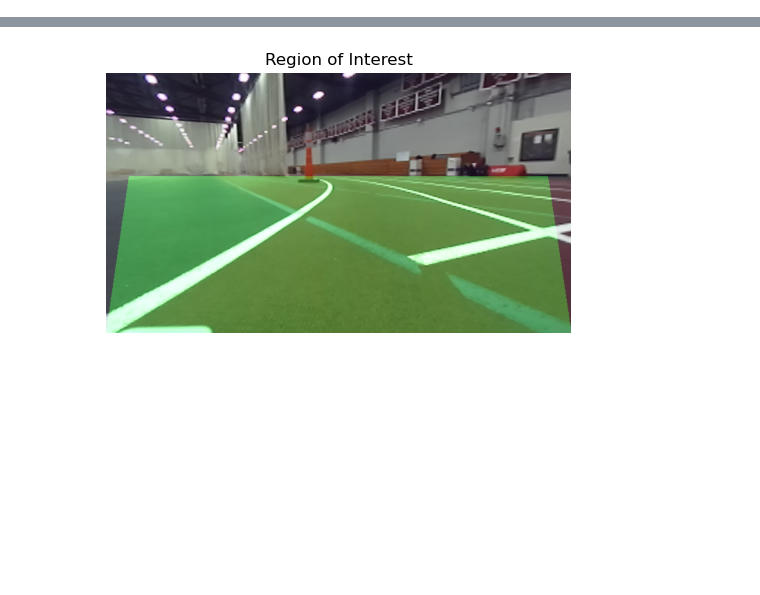
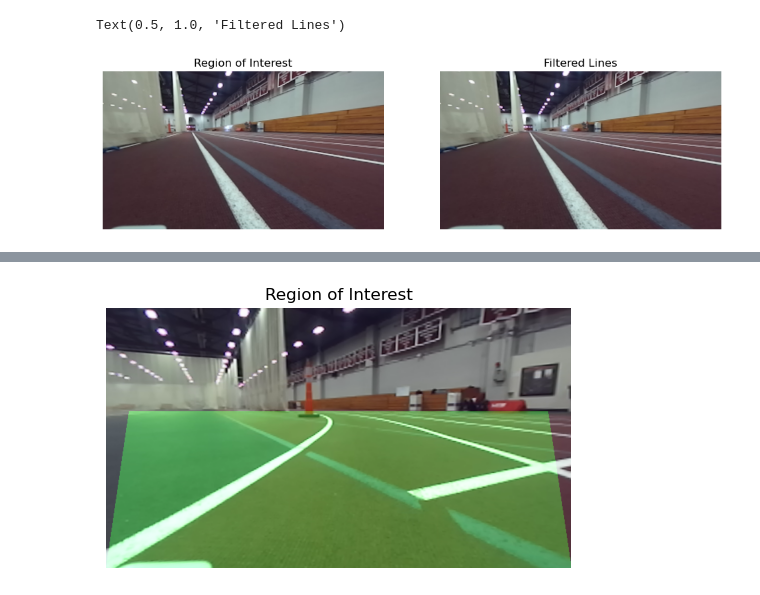
Before and after one commit to rss2025-3/racetrack_2025, a Jupyter notebook: testing.ipynb, the cells around one changed output, grey strips where cells are left out. Drawn from its saved outputs; the diff is of its cells as text; code cells hidden in the pictures; blank space fills up the shorter version.

Commit message:
add line segmentation

```diff
--- a/testing.ipynb
+++ b/testing.ipynb
@@ -39,4 +36,75 @@ def transformUvToXy(self, u, v):
     x = homogeneous_xy[0, 0]
     y = homogeneous_xy[1, 0]
     return x, y
+# %%
+image = cv2.imread("racetrack/racetrack/computer_vision/racetrack_images/lane_1/image2.png")
+if image is None:
+    raise IOError("Could not read the image.")
+
+# Convert to HSV for better color segmentation of white
+hsv = cv2.cvtColor(image, cv2.COLOR_BGR2HSV)
+
+lower_white = np.array([0, 0, 200])
+upper_white = np.array([180, 50, 255])
+
+mask = cv2.inRange(hsv, lower_white, upper_white)
+
+# 3. Define a Region of Interest (ROI)
+height, width = mask.shape
+roi_mask = np.zeros_like(mask)
+
+roi_corners = np.array([[(0, height),
+                        (width, height),
+                        (int(width * 0.95), int(height * 0.4)),  # Changed from 0.6 to 0.4
+                        (int(width * 0.05), int(height * 0.4))]])  # Changed from 0.6 to 0.4
+
+cv2.fillPoly(roi_mask, roi_corners, 255)
+
+# Apply ROI mask to the thresholded image
+roi_result = cv2.bitwise_and(mask, roi_mask)
+
+# Display ROI overlaid on original image
+roi_display = image.copy()
+overlay = np.zeros_like(image)
+overlay[roi_mask > 0] = [0, 255, 0]  # Green overlay
+roi_display = cv2.addWeighted(roi_display, 1, overlay, 0.3, 0)
+
+# 4. Edge Detection & Hough Transform
+edges = cv2.Canny(roi_result, 50, 150)
+
+# Use Probabilistic Hough Transform to detect line segments.
+lines = cv2.HoughLinesP(edges,
+                        rho=1,
+                        theta=np.pi / 180,
+                        threshold=50,
+                        minLineLength=50,
+                        maxLineGap=10)
+
+# Draw detected lines on image
+line_image = image.copy()
+if lines is not None:
+    for i, line in enumerate(lines):
+        print(line)
+        x1, y1, x2, y2 = line[0]
+        # Draw the line
+        cv2.line(line_image, (x1,y1), (x2,y2), (0,255,0), 2)
+        # Add text label
+        cv2.putText(line_image, f"Line {i+1}", (x1, y1-10),
+                    cv2.FONT_HERSHEY_SIMPLEX, 0.5, (0,255,0), 2)
+
+# Create figure with subplots
+fig, (ax1, ax2) = plt.subplots(1, 2, figsize=(12, 5))
+
+# Plot ROI
+ax1.imshow(cv2.cvtColor(roi_display, cv2.COLOR_BGR2RGB))
+ax1.set_axis_off()
+ax1.set_title('Region of Interest')
+
+# Plot detected lines
+ax2.imshow(cv2.cvtColor(line_image, cv2.COLOR_BGR2RGB))
+ax2.set_axis_off()
+ax2.set_title('Filtered Lines')
+# %% [output]
+Text(0.5, 1.0, 'Filtered Lines')
+[figure, added]
 # %%
```
Also changed, not shown: parts of 2 cells of this notebook, 6 other files.
